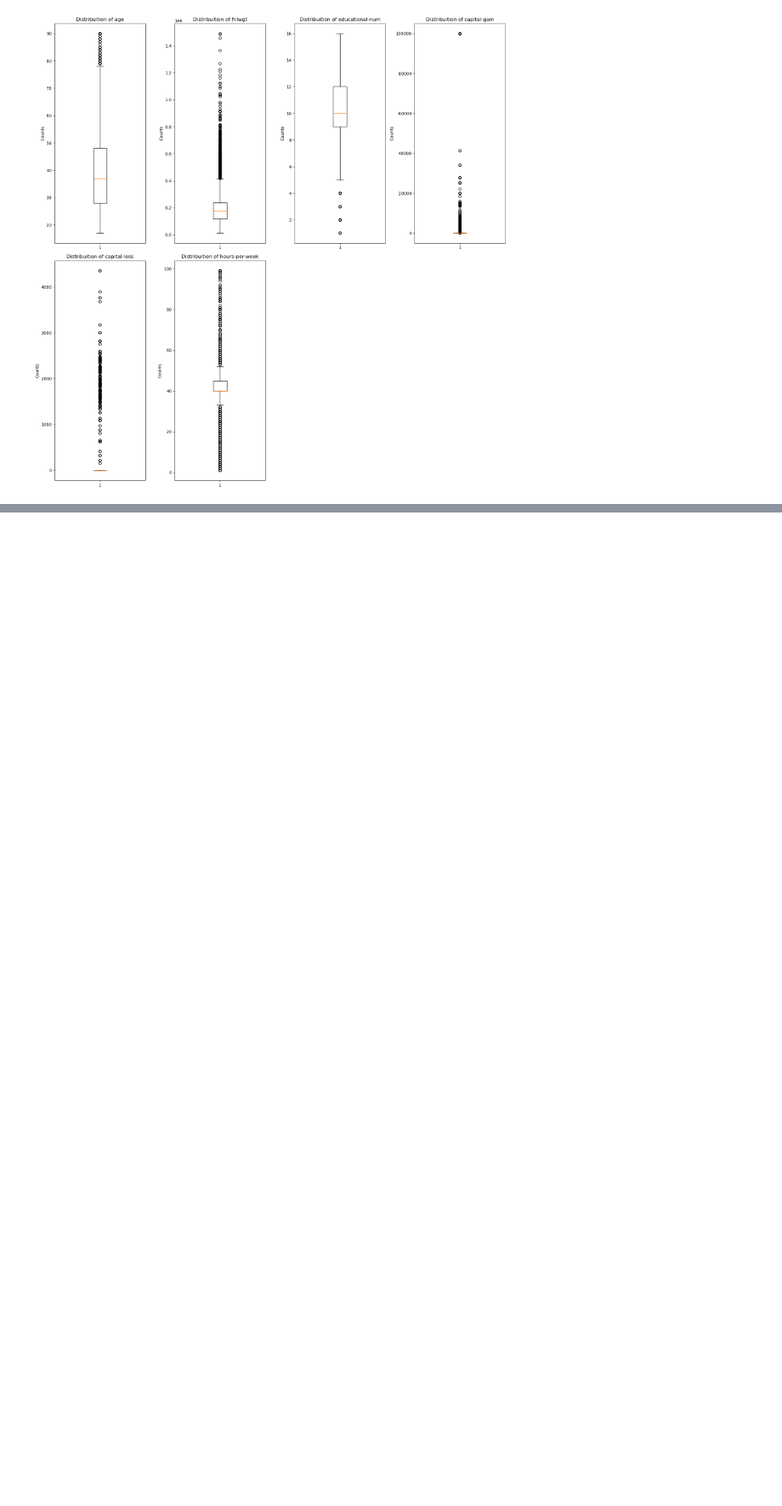
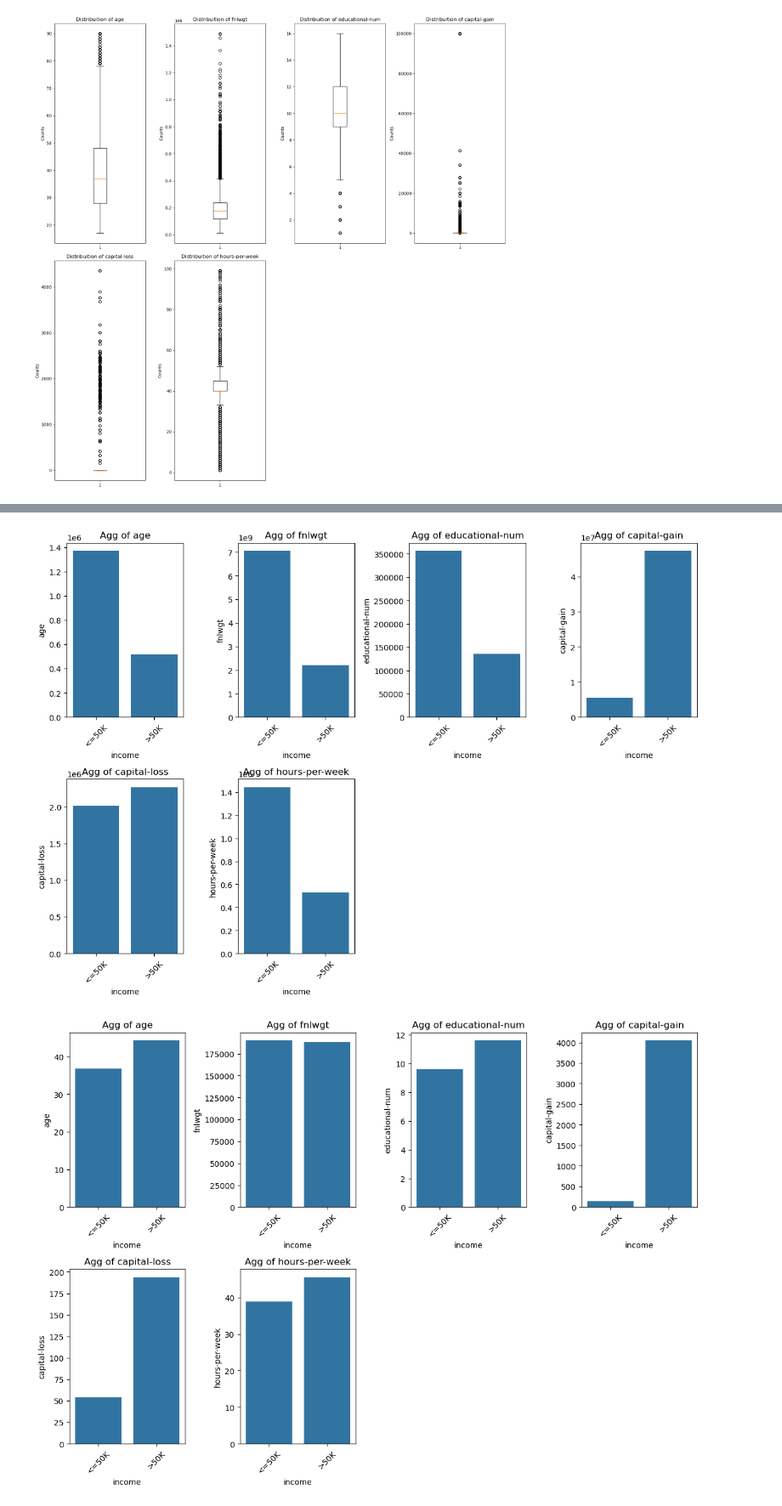
Before and after one commit to MaukanMir/Income-Prediction-Classification, a Jupyter notebook: training.ipynb, the cells around one changed output, grey strips where cells are left out. Shown at 85% size. Saved outputs shown, nothing was run; the diff lists cells and outputs as text; code cells hidden in the pictures; blank space fills up the shorter version.

```diff
--- a/training.ipynb
+++ b/training.ipynb
@@ -228,0 +312,6 @@ plot_distribution(numerical_types, "box")
+# %%
+aggregate_dataset(df, numerical_types.columns, "income", "sum")
+aggregate_dataset(df, numerical_types.columns, "income", "mean")
+# %% [output]
+[figure, added]
+[figure, added]
```
Also changed, not shown: parts of 6 cells of this notebook.
